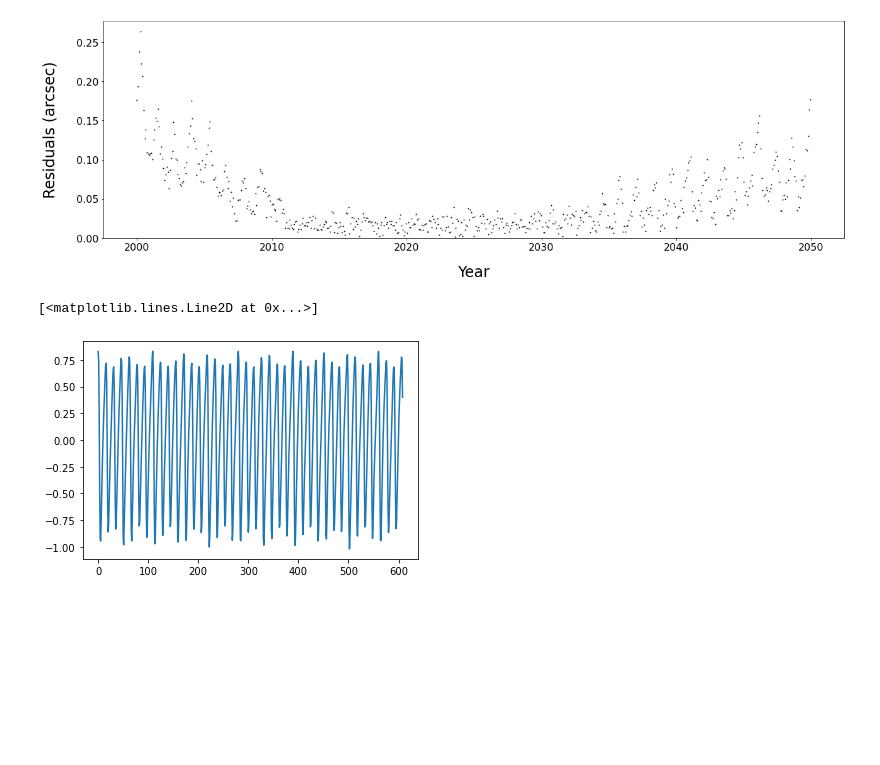
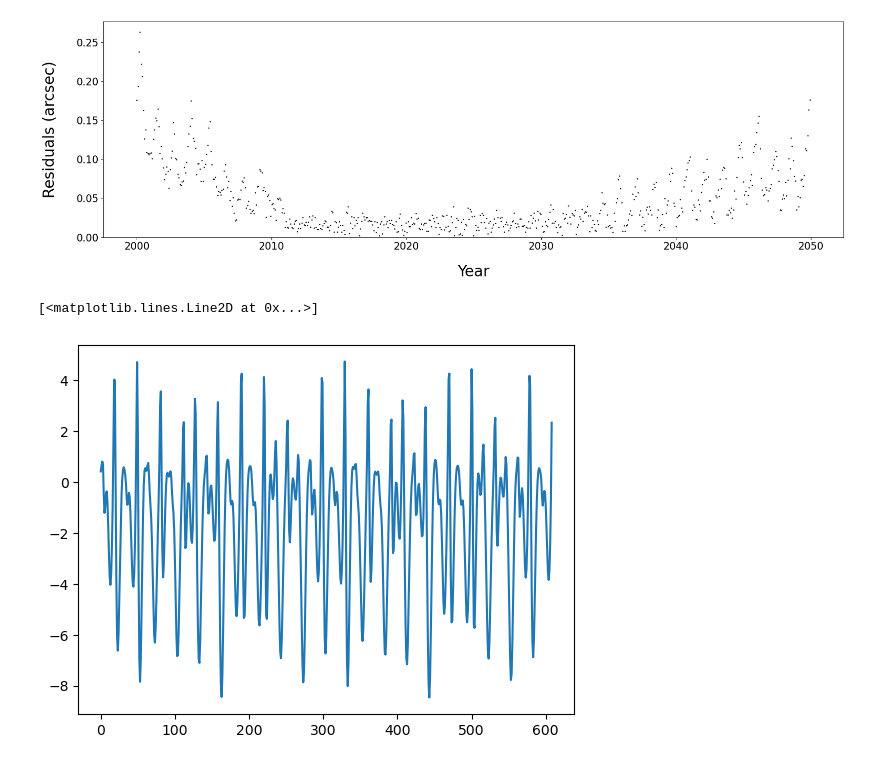
Before and after one commit to kjnapier/spacerocks, a Jupyter notebook: notebooks/Ceres.ipynb, the cells around one changed output. Saved outputs shown, nothing was run; the diff lists cells and outputs as text; code cells hidden in the pictures; blank space fills up the shorter version.

```diff
--- a/notebooks/Ceres.ipynb
+++ b/notebooks/Ceres.ipynb
@@ -53,7 +51,7 @@ fig.tight_layout()
 # %% [output]
 [figure]
 # %%
-plt.plot(ephem_Horizons['RA_rate'] - (obs.ra_rate.to(u.arcsec/u.hour) * np.cos(obs.dec)))
+plt.plot(ephem_Horizons['RA_rate'] - (obs.ra_rate.to(u.arcsec/u.hour)))
 # %% [output]
 [<matplotlib.lines.Line2D at 0x...>]
-[figure, old version]
+[figure, new version]
```
Also changed, not shown: parts of 2 cells of this notebook, 8 other files.
